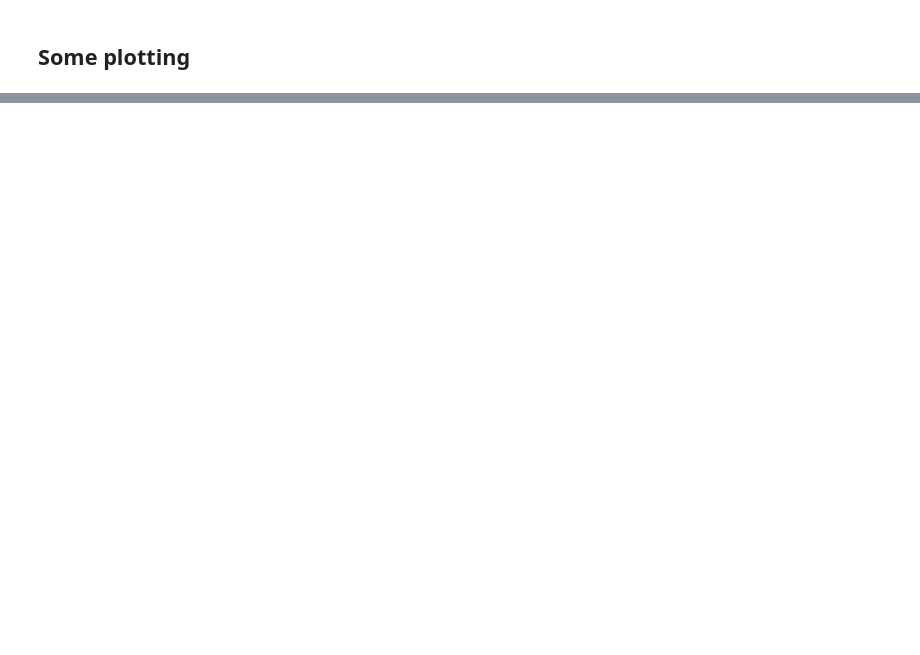
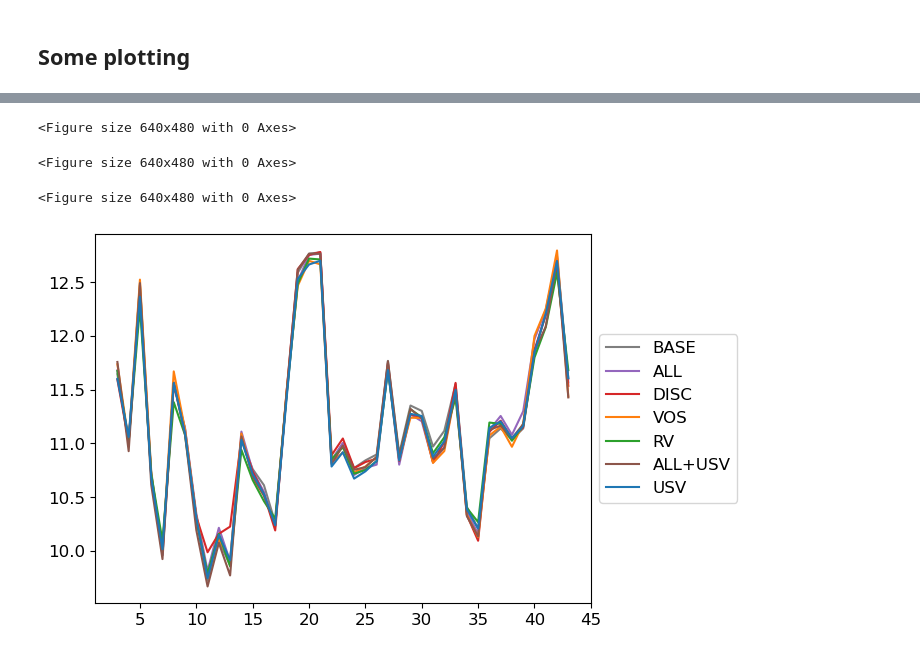
Before and after one commit to JamieLab/SOCOMv2, a Jupyter notebook: Experiment_OSSE/OSSE_CO2flux_calculate.ipynb, the cells around one changed output, grey strips where cells are left out. Cells and saved outputs as stored; diff of their text form; code cells hidden in the pictures; blank space fills up the shorter version.

```diff
--- a/Experiment_OSSE/OSSE_CO2flux_calculate.ipynb
+++ b/Experiment_OSSE/OSSE_CO2flux_calculate.ipynb
@@ -594,0 +893,70 @@ No file
+# %%
+products = {
+    'LDEO':'LDEO-$\Delta$fCO2-Residual',
+    'NIES-ML3':'NIES-ML3',
+    'VLIZ-SOMFFN':'VLIZ-SOMFFN',
+    'UExP-FNN-U-v1': 'UExP-FNN-U'
+}
+
+lp2 = []
+for model in list(models.keys()):
+
+    data_file = os.path.join(truth_directory,model,'OSSE_'+model+'_'+version+'.nc')
+    c = Dataset(data_file,'r')
+    model_truth = np.array(c['model_sfco2'])
+    area = np.array(c['area'])*np.array(c['mask_sfc'])
+    area = np.repeat(area[:, :, np.newaxis], 12, axis=2)
+    consistent_mask = np.array(c['consistent_mask'])
+    d = list(c.variables.keys())
+    a = []
+    for p in d:
+        if ('OSSE' in p) & ('sfco2' in p):
+            for p2 in list(products.keys()):
+                if p2 in p:
+                    a.append(p)
+                    break
+    print(a)
+
+    plt.figure()
+    lp = []
+    for j in range(1,8,1):
+        l = []
+        for prods in list(products.keys()):
+            print('OSSE'+str(j)+'_'+prods+'_sfco2')
+            prod = np.array(c['OSSE'+str(j)+'_'+prods+'_sfco2'])
+            prod[consistent_mask == 0] = np.nan
+            l2=[]
+            for i in range(0,prod.shape[2]-12,12):
+
+                rmsd = prod[:,:,i:i+12]-model_truth[:,:,i:i+12]
+
+                f = np.where(np.isnan(rmsd) == 0)
+                if len(f[0])==0:
+                    l2.append(np.nan)
+                else:
+                    # plt.figure()
+                    # plt.scatter(model_truth[:,:,i:i+12],prod[:,:,i:i+12])
+                    # plt.show()
+                    rmsd = np.sqrt(np.average(rmsd[f]**2,weights=area[f]))
+                    l2.append(rmsd)
+
+            l.append(np.array(l2))
+        #print(l)
+        l = np.mean(np.array(l),axis=0)
+        lp.append(l)
+        #plt.plot(l,label=experiments[str(j)],color = cols[int(j-1)])
+    lp2.append(lp)
+
+
+    c.close()
+
+
+lp2 = np.array(lp2)
+print(lp2.shape)
+plt.figure()
+lp2 = np.mean(np.array(lp2),axis=0)
+for j in range(0,7):
+    plt.plot(lp2[j,:],label=experiments[str(j+1)],color = cols[int(j)])
+plt.legend(bbox_to_anchor=(1,0.75))
+plt.show()
+# %% [output]
@@ -594,0 +980,4 @@ No file
+<Figure size 640x480 with 0 Axes>
+<Figure size 640x480 with 0 Axes>
+<Figure size 640x480 with 0 Axes>
+[figure, added]
```
Also changed, not shown: parts of 10 cells of this notebook, 4 other files.
